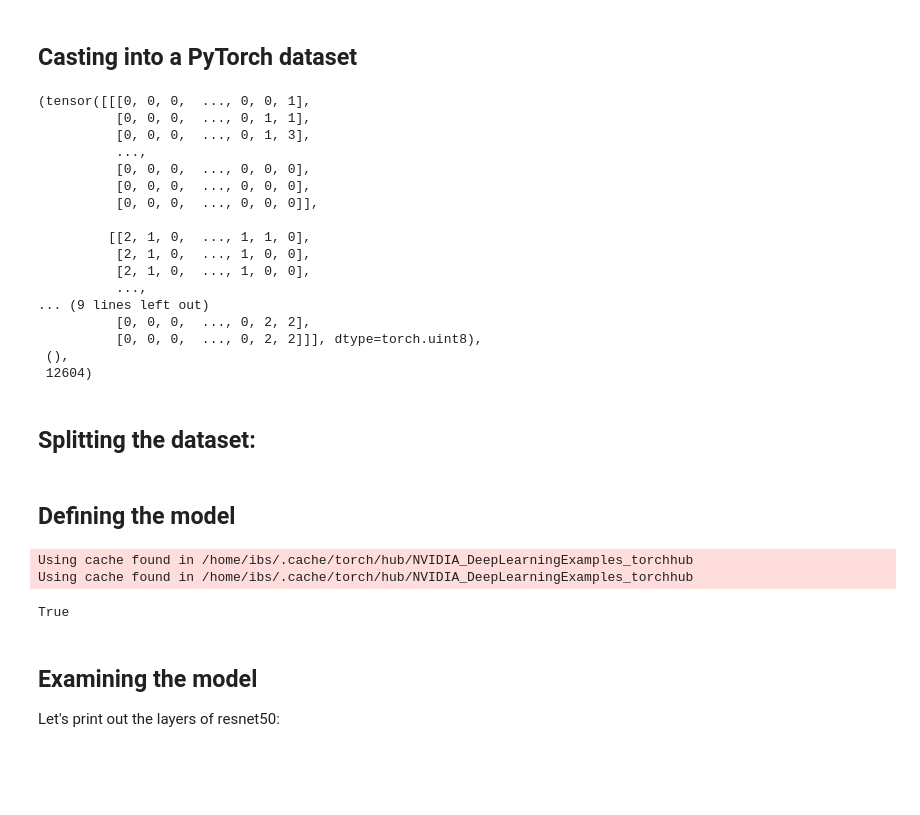
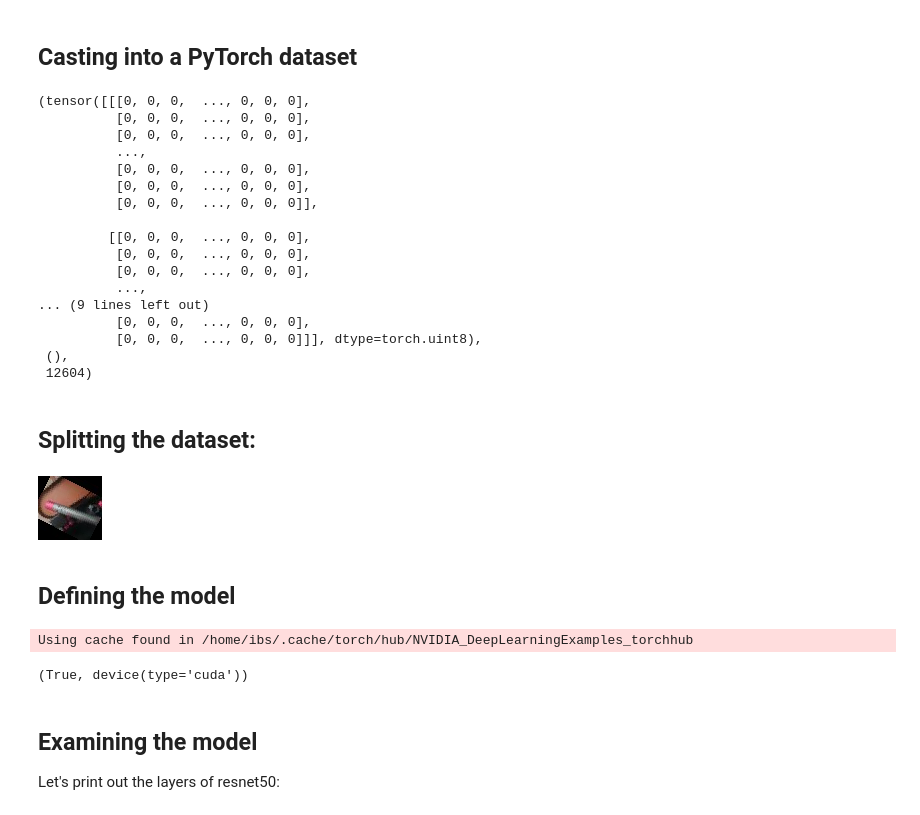
Before and after one commit to Bojack-Manhorse/FAISS-search_index_implementation, a Jupyter notebook: Sandbox.ipynb, the cells around one changed output. Cells and saved outputs as stored; diff of their text form; code cells hidden in the pictures; blank space fills up the shorter version.

```diff
--- a/Sandbox.ipynb
+++ b/Sandbox.ipynb
@@ -196,8 +197,12 @@ class ImageDataset(Dataset):
         # Assings image_paths to the file name from the column 'id' of df_of_keys and maps it to it's path relative to the project root folder
         self.image_paths = df_of_keys['id'].map(lambda x : folder_of_images + x + '.jpg')
 
-        # This will be used later to turn images from self.image_paths into tensors
-        self.image_transformer = transforms.PILToTensor()
+        # The Resent50 documentation said these transforms must be applied to the images before the model processes them
+        self.image_transformer = transforms.Compose([
+            transforms.RandomHorizontalFlip(),
+            transforms.RandomRotation(degrees=45),
+            transforms.PILToTensor(),
+        ])
 
     def __getitem__(self, index):
 
@@ -221,21 +226,21 @@ my_dataset = ImageDataset(merged_df, "Datasets/cleaned_images_64/")
 # A quick sanity check of the dataset:
 my_dataset[1][0], my_dataset[1][1].shape, len(my_dataset)
 # %% [output]
-(tensor([[[0, 0, 0,  ..., 0, 0, 1],
-          [0, 0, 0,  ..., 0, 1, 1],
-          [0, 0, 0,  ..., 0, 1, 3],
+(tensor([[[0, 0, 0,  ..., 0, 0, 0],
+          [0, 0, 0,  ..., 0, 0, 0],
+          [0, 0, 0,  ..., 0, 0, 0],
           ...,
           [0, 0, 0,  ..., 0, 0, 0],
           [0, 0, 0,  ..., 0, 0, 0],
           [0, 0, 0,  ..., 0, 0, 0]],
 
-         [[2, 1, 0,  ..., 1, 1, 0],
-          [2, 1, 0,  ..., 1, 0, 0],
-          [2, 1, 0,  ..., 1, 0, 0],
+         [[0, 0, 0,  ..., 0, 0, 0],
+          [0, 0, 0,  ..., 0, 0, 0],
+          [0, 0, 0,  ..., 0, 0, 0],
           ...,
 ... (9 lines left out)
-          [0, 0, 0,  ..., 0, 2, 2],
-          [0, 0, 0,  ..., 0, 2, 2]]], dtype=torch.uint8),
+          [0, 0, 0,  ..., 0, 0, 0],
+          [0, 0, 0,  ..., 0, 0, 0]]], dtype=torch.uint8),
  (),
  12604)
 # %% [markdown]
@@ -255,20 +260,26 @@ test_loader = DataLoader(test_dataset, batch_size=128, shuffle=True)
+# %%
+thing = transforms.ToPILImage()
+
+thing(train_dataset[5][0].squeeze(0))
+# %% [output]
+[figure, added]
 # %% [markdown]
 ## Defining the model
 # %%
 # Sets the device for PyTorch
 device = torch.device("cuda") if torch.cuda.is_available() else torch.device("cpu")
 # Loads the resnet50 model
-resnet50 = torch.hub.load('NVIDIA/DeepLearningExamples:torchhub', model = 'nvidia_resnet50', pretrained = True )
+#resnet50 = torch.hub.load('NVIDIA/DeepLearningExamples:torchhub', model = 'nvidia_resnet50', pretrained = True )
+resnet50 = models.resnet50(weights='IMAGENET1K_V1')
 # Don't know what this does
 utils = torch.hub.load('NVIDIA/DeepLearningExamples:torchhub', 'nvidia_convnets_processing_utils')
 # Again don't know what this does
 resnet50.eval().to(device)
 
-torch.cuda.is_available()
+torch.cuda.is_available(), device
 # %% [output]
 Using cache found in /home/ibs/.cache/torch/hub/NVIDIA_DeepLearningExamples_torchhub
-Using cache found in /home/ibs/.cache/torch/hub/NVIDIA_DeepLearningExamples_torchhub
-True
+(True, device(type='cuda'))
 # %% [markdown]
 ## Examining the model
 
```
Also changed, not shown: parts of 19 cells of this notebook, 3 other files.
